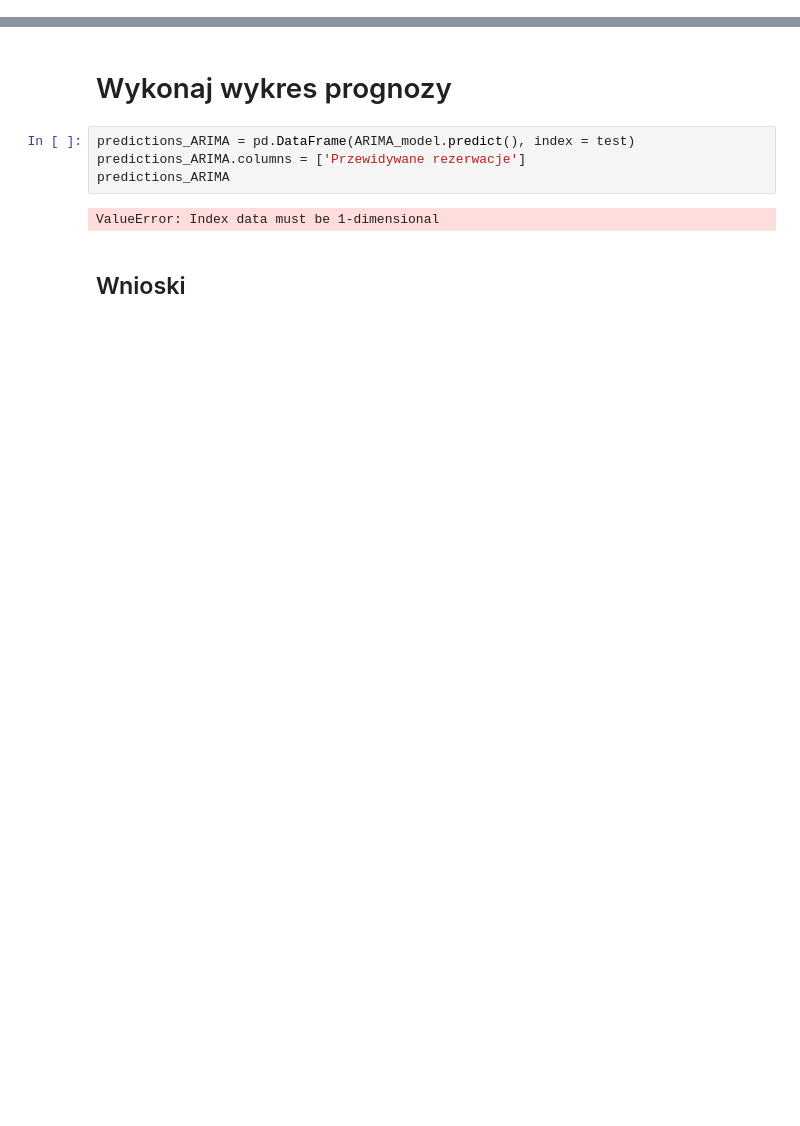
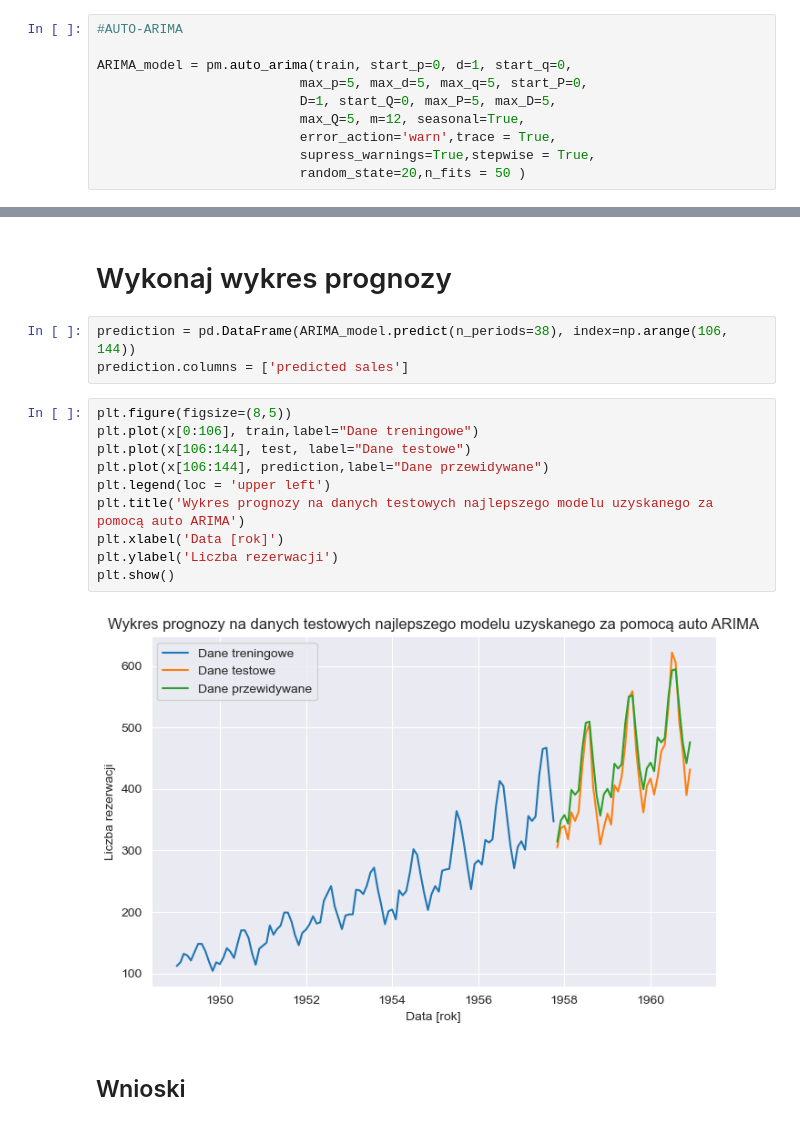
Before and after one commit to Michal-Szmuksta-AGH/Michal_Szmuksta, a Jupyter notebook: L10_Michał_Szmuksta/raport.ipynb, the cells around one changed output, grey strips where cells are left out. Drawn from its saved outputs; the diff is of its cells as text; blank space fills up the shorter version.

```diff
--- a/L10_Michał_Szmuksta/raport.ipynb
+++ b/L10_Michał_Szmuksta/raport.ipynb
@@ -269,0 +251,10 @@ Warnings:
+# %%
+#AUTO-ARIMA
+
+ARIMA_model = pm.auto_arima(train, start_p=0, d=1, start_q=0,
+                          max_p=5, max_d=5, max_q=5, start_P=0,
+                          D=1, start_Q=0, max_P=5, max_D=5,
+                          max_Q=5, m=12, seasonal=True,
+                          error_action='warn',trace = True,
+                          supress_warnings=True,stepwise = True,
+                          random_state=20,n_fits = 50 )
@@ -270,10 +297,19 @@ Warnings:
 # %% [markdown]
 # Wykonaj wykres prognozy
-# %%
-predictions_ARIMA = pd.DataFrame(ARIMA_model.predict(), index = test)
-predictions_ARIMA.columns = ['Przewidywane rezerwacje']
-predictions_ARIMA
-# %% [output]
-ValueError: Index data must be 1-dimensional
+# %%
+prediction = pd.DataFrame(ARIMA_model.predict(n_periods=38), index=np.arange(106, 144))
+prediction.columns = ['predicted sales']
+# %%
+plt.figure(figsize=(8,5))
+plt.plot(x[0:106], train,label="Dane treningowe")
+plt.plot(x[106:144], test, label="Dane testowe")
+plt.plot(x[106:144], prediction,label="Dane przewidywane")
+plt.legend(loc = 'upper left')
+plt.title('Wykres prognozy na danych testowych najlepszego modelu uzyskanego za pomocą auto ARIMA')
+plt.xlabel('Data [rok]')
+plt.ylabel('Liczba rezerwacji')
+plt.show()
+# %% [output]
+[figure, added]
 # %% [markdown]
 ## Wnioski
```
Also changed, not shown: parts of 9 cells of this notebook.
